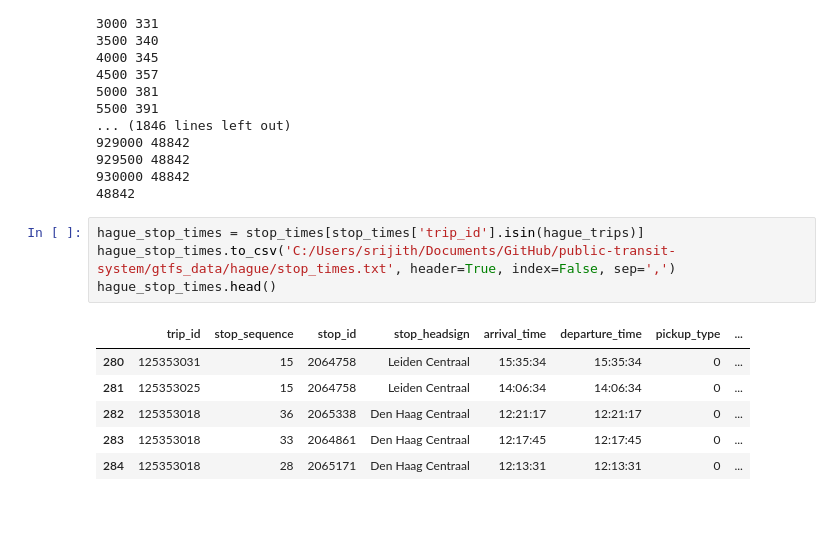
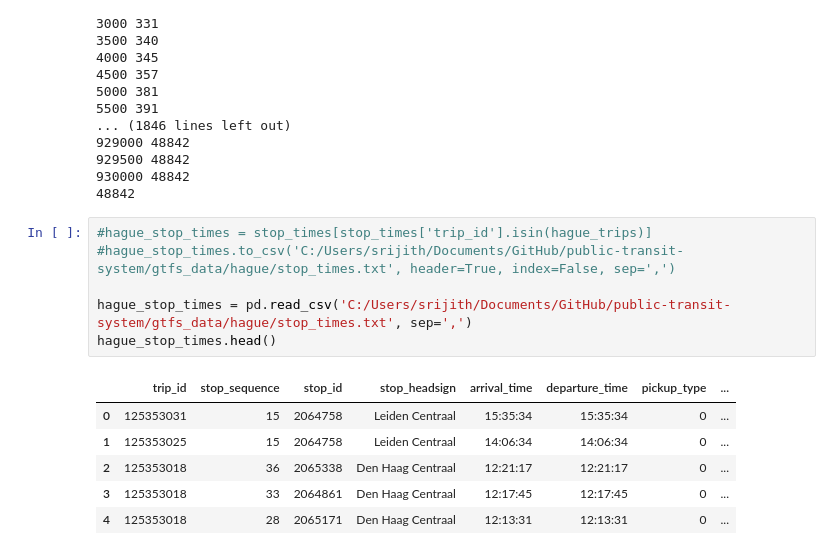
Before and after one commit to TPM-Resilience-Lab/public-transit-system, a Jupyter notebook: python-codes/gtfs_analysis.ipynb, the cells around one changed output. Drawn from its saved outputs; the diff is of its cells as text; blank space fills up the shorter version.

```diff
--- a/python-codes/gtfs_analysis.ipynb
+++ b/python-codes/gtfs_analysis.ipynb
@@ -325,13 +327,15 @@ print(len(hague_trips))
 930000 48842
 48842
 # %%
-hague_stop_times = stop_times[stop_times['trip_id'].isin(hague_trips)]
-hague_stop_times.to_csv('C:/Users/srijith/Documents/GitHub/public-transit-system/gtfs_data/hague/stop_times.txt', header=True, index=False, sep=',')
+#hague_stop_times = stop_times[stop_times['trip_id'].isin(hague_trips)]
+#hague_stop_times.to_csv('C:/Users/srijith/Documents/GitHub/public-transit-system/gtfs_data/hague/stop_times.txt', header=True, index=False, sep=',')
+
+hague_stop_times = pd.read_csv('C:/Users/srijith/Documents/GitHub/public-transit-system/gtfs_data/hague/stop_times.txt', sep=',')
 hague_stop_times.head()
 # %% [output]
 |  | trip_id | stop_sequence | stop_id | stop_headsign | arrival_time | departure_time | pickup_type | ... |
-| 280 | 125353031 | 15 | 2064758 | Leiden Centraal | 15:35:34 | 15:35:34 | 0 | ... |
-| 281 | 125353025 | 15 | 2064758 | Leiden Centraal | 14:06:34 | 14:06:34 | 0 | ... |
-| 282 | 125353018 | 36 | 2065338 | Den Haag Centraal | 12:21:17 | 12:21:17 | 0 | ... |
-| 283 | 125353018 | 33 | 2064861 | Den Haag Centraal | 12:17:45 | 12:17:45 | 0 | ... |
-| 284 | 125353018 | 28 | 2065171 | Den Haag Centraal | 12:13:31 | 12:13:31 | 0 | ... |
+| 0 | 125353031 | 15 | 2064758 | Leiden Centraal | 15:35:34 | 15:35:34 | 0 | ... |
+| 1 | 125353025 | 15 | 2064758 | Leiden Centraal | 14:06:34 | 14:06:34 | 0 | ... |
+| 2 | 125353018 | 36 | 2065338 | Den Haag Centraal | 12:21:17 | 12:21:17 | 0 | ... |
+| 3 | 125353018 | 33 | 2064861 | Den Haag Centraal | 12:17:45 | 12:17:45 | 0 | ... |
+| 4 | 125353018 | 28 | 2065171 | Den Haag Centraal | 12:13:31 | 12:13:31 | 0 | ... |
```
Also changed, not shown: parts of 12 cells of this notebook, 6 other files.
